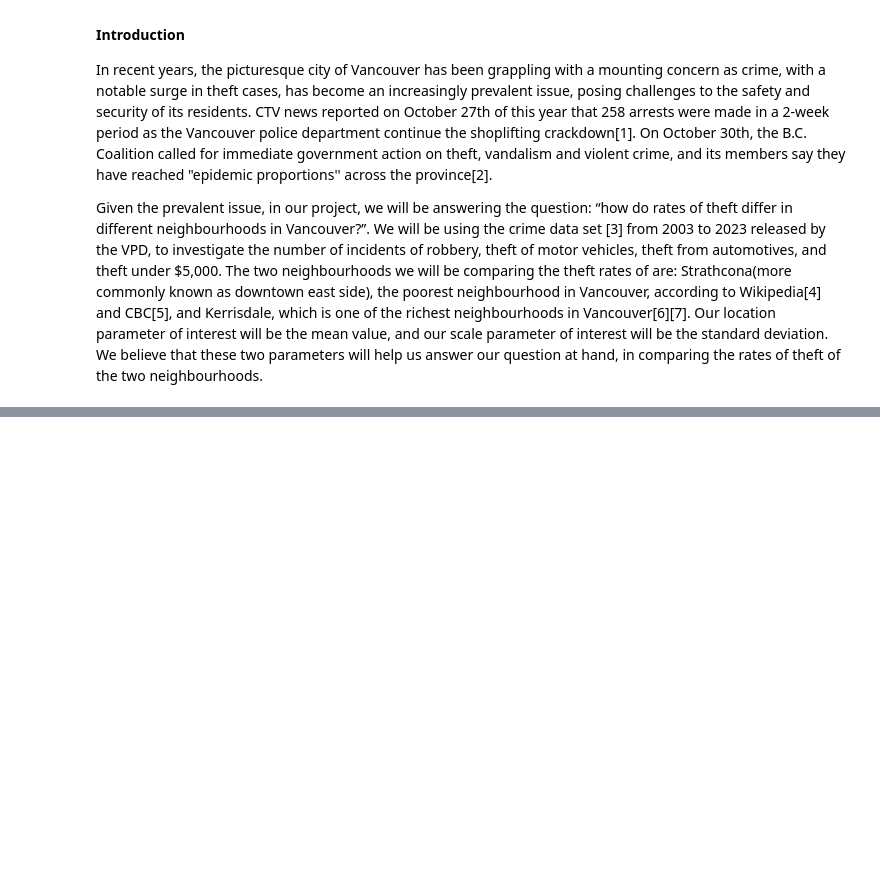
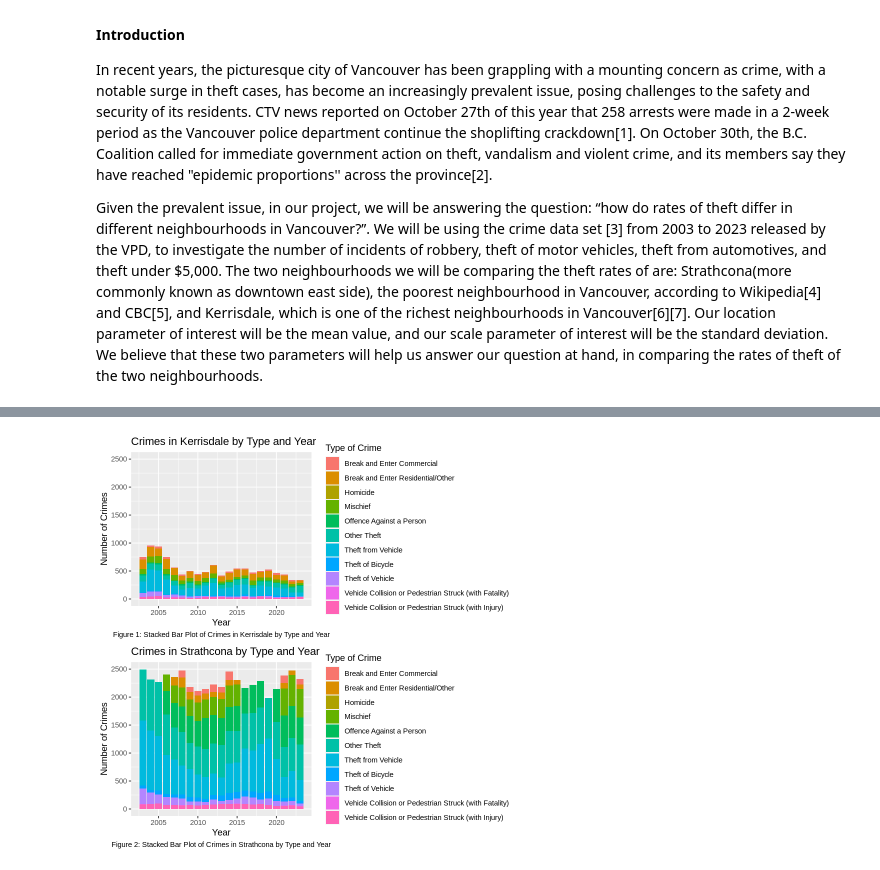
Before and after one commit to emilywang0/stat201-project-group13, a Jupyter notebook: Proposal.ipynb, the cells around one changed output, grey strips where cells are left out. Saved outputs shown, nothing was run; the diff lists cells and outputs as text; code cells hidden in the pictures; blank space fills up the shorter version.

Commit message:
organize + add captions

```diff
--- a/Proposal.ipynb
+++ b/Proposal.ipynb
@@ -138,0 +112,20 @@ A tibble: 6 × 3
+# %%
+# Filter for crimes committed in Kerrisdale
+kerrisdale_crimes <- crime_mutate |>
+    filter(NEIGHBOURHOOD == "Kerrisdale")
+
+# Filter for crimes committed in Strathcona
+strathcona_crimes <- crime_mutate |>
+    filter(NEIGHBOURHOOD == "Strathcona")
+
+# Get counts of Kerrisdale crimes
+kerrisdale_crime_counts <- kerrisdale_crimes |>
+    count(TYPE, YEAR)
+
+# Get counts of Strathcona crimes
+strathcona_crime_counts <- strathcona_crimes |>
+    count(TYPE, YEAR)
+print("Table 3: Kerrisdale Crime Counts")
+head(kerrisdale_crime_counts)
+print("Table 4: Strathcona Crime Counts")
+tail(strathcona_crime_counts)
@@ -138,0 +153,20 @@ A tibble: 6 × 3
+# %%
+# Create stacked bar plot of raw data for Kerrisdale
+kerrisdale_raw_data_plot <- kerrisdale_crime_counts |>
+    ggplot(aes(x = YEAR, y = n, fill = TYPE)) +
+    geom_bar(stat = "identity") +
+    labs(x = "Year", y = "Number of Crimes", fill = "Type of Crime", caption = "Figure 1: Stacked Bar Plot of Crimes in Kerrisdale by Type and Year") +
+    ggtitle("Crimes in Kerrisdale by Type and Year") +
+    ylim(0, 2500) + theme(plot.caption = element_text(hjust = 0.5))
+
+# Create stacked bar plot of raw data for Strathcona
+strathcona_raw_data_plot <- strathcona_crime_counts |>
+    ggplot(aes(x = YEAR, y = n, fill = TYPE)) +
+    geom_bar(stat = "identity") +
+    labs(x = "Year", y = "Number of Crimes", fill = "Type of Crime", caption = "Figure 2: Stacked Bar Plot of Crimes in Strathcona by Type and Year") +
+    ggtitle("Crimes in Strathcona by Type and Year") +
+    ylim(0, 2500) + theme(plot.caption = element_text(hjust = 0.5))
+
+# Display plots
+grid.arrange(kerrisdale_raw_data_plot, strathcona_raw_data_plot)
+# %% [output]
@@ -138,0 +175 @@ A tibble: 6 × 3
+[figure, added]
```
Also changed, not shown: parts of 20 cells of this notebook.
